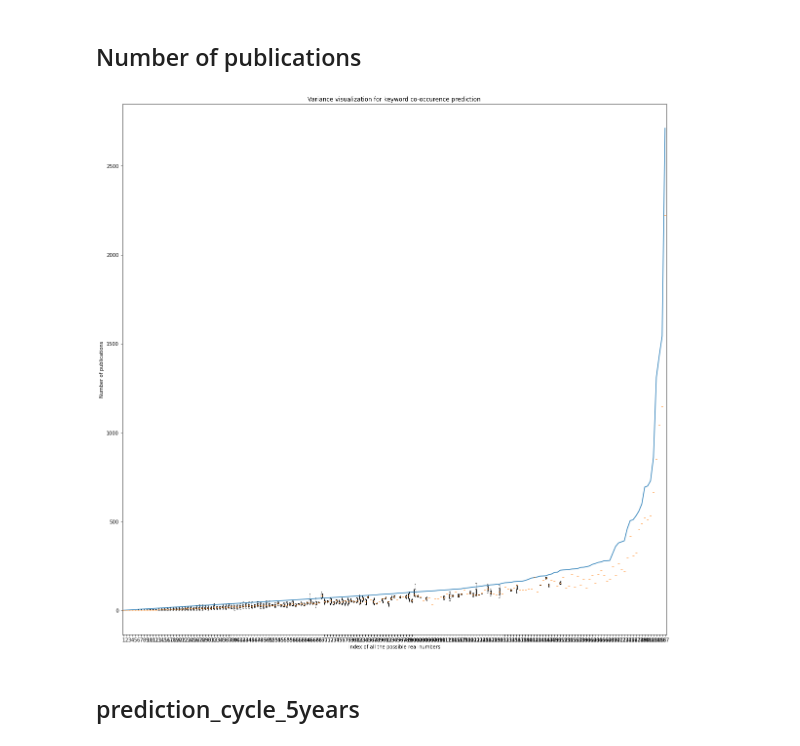
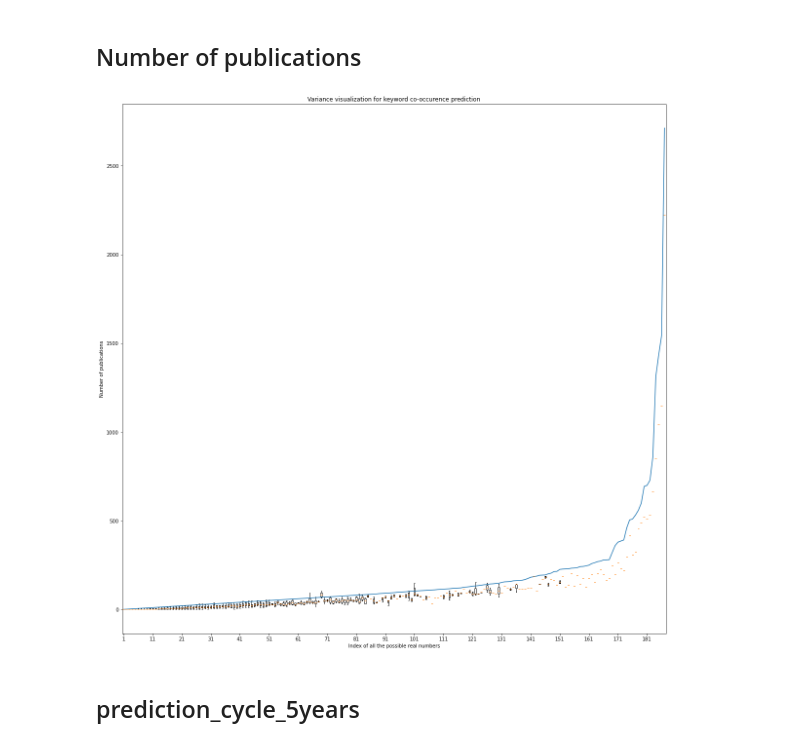
Before and after one commit to jiashenggu/ai_in_bio, a Jupyter notebook: pubmed_figure_2022.ipynb, the cells around one changed output. Drawn from its saved outputs; the diff is of its cells as text; code cells hidden in the pictures.

```diff
--- a/pubmed_figure_2022.ipynb
+++ b/pubmed_figure_2022.ipynb
@@ -162,34 +208,36 @@ with open('pred_and_true_pure_2022.txt') as f:
     for line in f:
         w, h = [float(x) for x in line.split()]
 
         if(h != last_real_data):
 
             pred_data.append(tmp)
             real_data.append(last_real_data)
             tmp = []
 
             tmp.append(w)
             last_real_data = h
         else:
             tmp.append(w)
 
 pred_data.append(tmp)
 real_data.append(last_real_data)
 
 
 X = []
 Y = []
 plt.figure(figsize=(20, 20))
 plt.boxplot(pred_data, showfliers=False)
 plt.plot(range(1, len(pred_data)+1), real_data, '-')
 
 plt.xlabel("Index of all the possible real numbers")
 plt.ylabel("Number of publications")
 plt.title("Variance visualization for keyword co-occurence prediction")
+
+plt.xticks(range(1, len(pred_data), 10), range(1, len(pred_data)+1, 10))
 plt.savefig("picture/Variance_keyword_prediction.pdf")
 # R2 0.9053591147485035
 # %% [output]
-[figure, old version]
+[figure, new version]
 # %% [markdown]
 ## prediction_cycle_5years
 # %%
```
Also changed, not shown: parts of 14 cells of this notebook, 30 other files.
